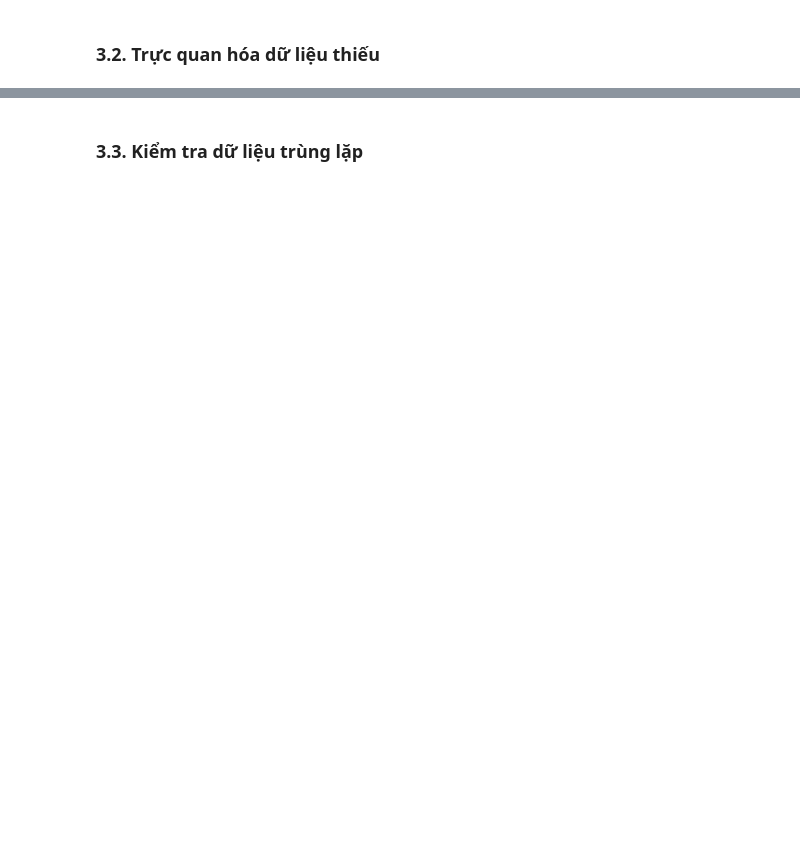
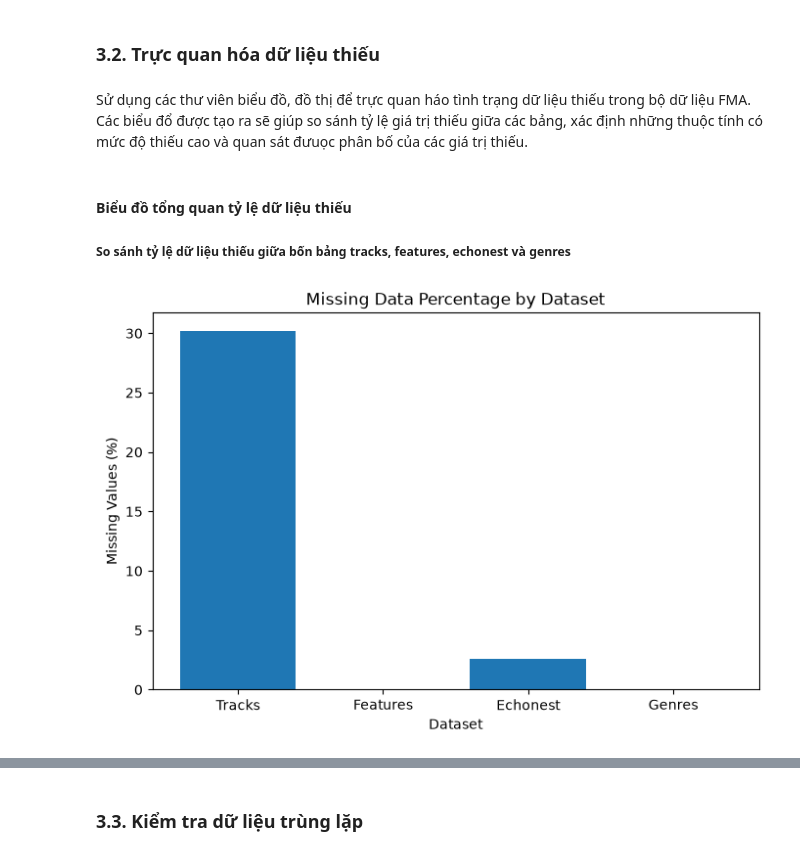
Before and after one commit to 1amBlake/fma-music-analysis-iuh, a Jupyter notebook: notebooks/fma_music_analysis.ipynb, the cells around one changed output, grey strips where cells are left out. Saved outputs shown, nothing was run; the diff lists cells and outputs as text; code cells hidden in the pictures; blank space fills up the shorter version.

Commit message:
completed brief to 3.5, need completing 3.6 Solving missing, duplicating, and unsual data next

```diff
--- a/notebooks/fma_music_analysis.ipynb
+++ b/notebooks/fma_music_analysis.ipynb
@@ -607,2 +755,30 @@ Thao tác sắp xếp và lựa chọn dữ liệu giúp quan sát các bài há
 # %% [markdown]
 ### 3.2. Trực quan hóa dữ liệu thiếu
+# %% [markdown]
+Sử dụng các thư viên biểu đồ, đồ thị để trực quan háo tình trạng dữ liệu thiếu trong bộ dữ liệu FMA. Các biểu đổ được tạo ra sẽ giúp so sánh tỷ lệ giá trị  thiếu  giữa các bảng, xác định những thuộc tính có mức độ thiếu cao và quan sát đưuọc phân bố của các giá trị thiếu.
+# %% [markdown]
+#### Biểu đồ tổng quan tỷ lệ dữ liệu thiếu
+##### So sánh tỷ lệ dữ liệu thiếu giữa bốn bảng tracks, features, echonest và genres
+# %%
+
+import matplotlib.pyplot as plt
+
+# Tính tỷ lệ dữ liệu thiếu của từng bảng
+missing_rate = [
+    tracks.isnull().sum().sum() / tracks.size * 100,
+    features.isnull().sum().sum() / features.size * 100,
+    echonest.isnull().sum().sum() / echonest.size * 100,
+    genres.isnull().sum().sum() / genres.size * 100
+]
+
+# Vẽ biểu đồ
+plt.figure(figsize=(8, 5))
+plt.bar(["Tracks", "Features", "Echonest", "Genres"], missing_rate)
+
+plt.title("Missing Data Percentage by Dataset")
+plt.xlabel("Dataset")
+plt.ylabel("Missing Values (%)")
+
+plt.show()
+# %% [output]
+[figure, added]
```
Also changed, not shown: parts of 57 cells of this notebook.
